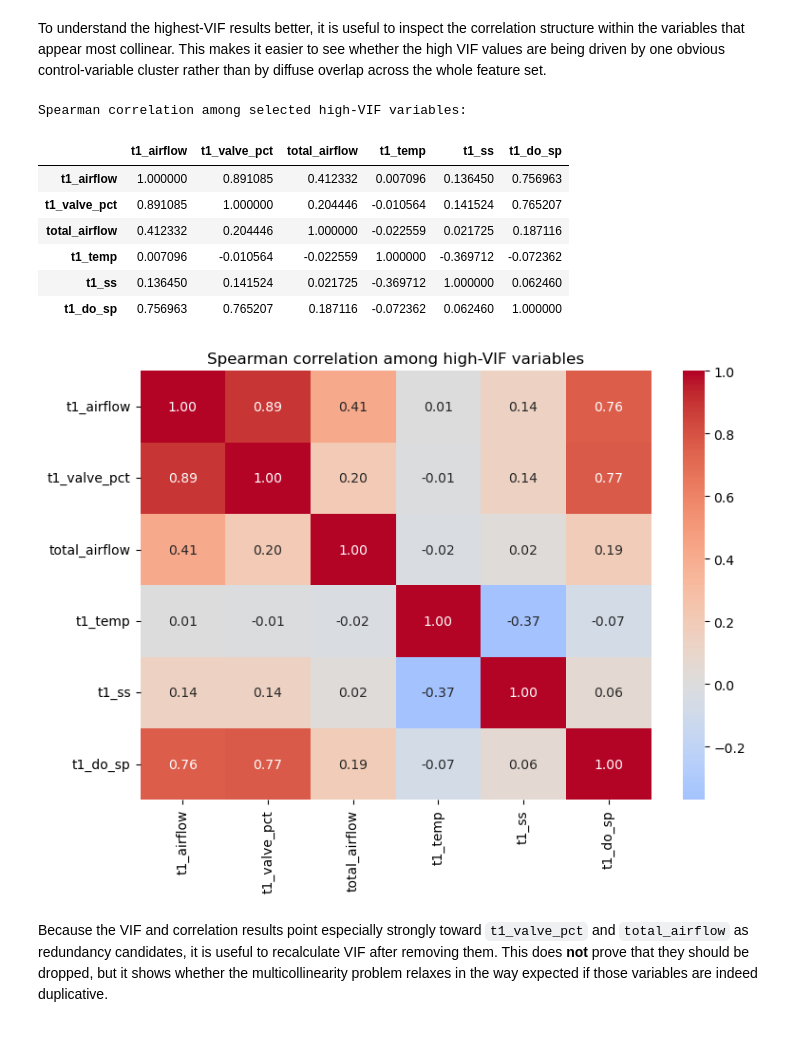
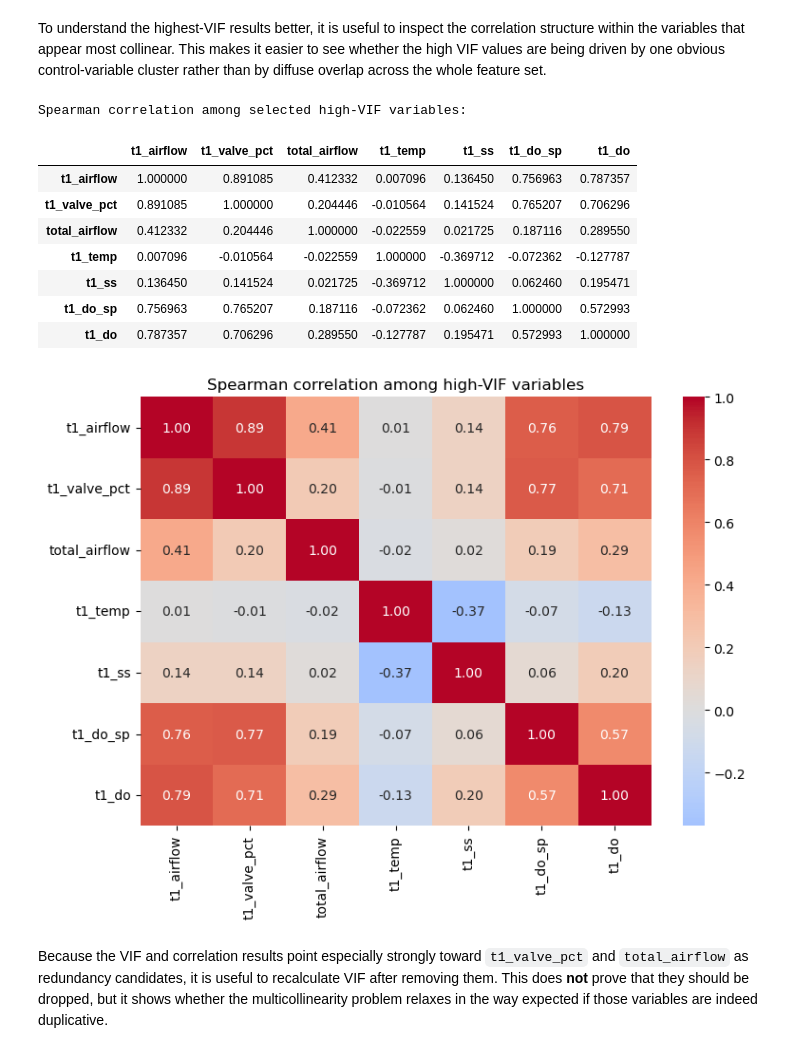
Before and after one commit to tom-mcarthur03/EDS_Design_Project, a Jupyter notebook: notebooks/data_preprocessing/feature_selection_final.ipynb, the cells around one changed output. Drawn from its saved outputs; the diff is of its cells as text; code cells hidden in the pictures.

```diff
--- a/notebooks/data_preprocessing/feature_selection_final.ipynb
+++ b/notebooks/data_preprocessing/feature_selection_final.ipynb
@@ -245,29 +245,30 @@ Initial VIF results:
 # %% [markdown]
 To understand the highest-VIF results better, it is useful to inspect the correlation structure within the variables that appear most collinear. This makes it easier to see whether the high VIF values are being driven by one obvious control-variable cluster rather than by diffuse overlap across the whole feature set.
 # %%
-high_vif_vars = ["t1_airflow", "t1_valve_pct", "total_airflow", "t1_temp", "t1_ss", "t1_do_sp"]
+high_vif_vars = ["t1_airflow", "t1_valve_pct", "total_airflow", "t1_temp", "t1_ss", "t1_do_sp", "t1_do"]
 high_vif_vars = [col for col in high_vif_vars if col in feature_df.columns]
 
 high_vif_corr = feature_df[high_vif_vars].corr(method="spearman")
 
 print("Spearman correlation among selected high-VIF variables:")
 display(high_vif_corr)
 
 plt.figure(figsize=(8, 6))
 sns.heatmap(high_vif_corr, annot=True, fmt=".2f", cmap="coolwarm", center=0)
 plt.title("Spearman correlation among high-VIF variables")
 plt.tight_layout()
 plt.show()
 # %% [output]
 Spearman correlation among selected high-VIF variables:
-|  | t1_airflow | t1_valve_pct | total_airflow | t1_temp | t1_ss | t1_do_sp |
-| t1_airflow | 1.000000 | 0.891085 | 0.412332 | 0.007096 | 0.136450 | 0.756963 |
-| t1_valve_pct | 0.891085 | 1.000000 | 0.204446 | -0.010564 | 0.141524 | 0.765207 |
-| total_airflow | 0.412332 | 0.204446 | 1.000000 | -0.022559 | 0.021725 | 0.187116 |
-| t1_temp | 0.007096 | -0.010564 | -0.022559 | 1.000000 | -0.369712 | -0.072362 |
-| t1_ss | 0.136450 | 0.141524 | 0.021725 | -0.369712 | 1.000000 | 0.062460 |
-| t1_do_sp | 0.756963 | 0.765207 | 0.187116 | -0.072362 | 0.062460 | 1.000000 |
+|  | t1_airflow | t1_valve_pct | total_airflow | t1_temp | t1_ss | t1_do_sp | t1_do |
+| t1_airflow | 1.000000 | 0.891085 | 0.412332 | 0.007096 | 0.136450 | 0.756963 | 0.787357 |
+| t1_valve_pct | 0.891085 | 1.000000 | 0.204446 | -0.010564 | 0.141524 | 0.765207 | 0.706296 |
+| total_airflow | 0.412332 | 0.204446 | 1.000000 | -0.022559 | 0.021725 | 0.187116 | 0.289550 |
+| t1_temp | 0.007096 | -0.010564 | -0.022559 | 1.000000 | -0.369712 | -0.072362 | -0.127787 |
+| t1_ss | 0.136450 | 0.141524 | 0.021725 | -0.369712 | 1.000000 | 0.062460 | 0.195471 |
+| t1_do_sp | 0.756963 | 0.765207 | 0.187116 | -0.072362 | 0.062460 | 1.000000 | 0.572993 |
+| t1_do | 0.787357 | 0.706296 | 0.289550 | -0.127787 | 0.195471 | 0.572993 | 1.000000 |
-[figure, old version]
+[figure, new version]
 # %% [markdown]
 Because the VIF and correlation results point especially strongly toward `t1_valve_pct` and `total_airflow` as redundancy candidates, it is useful to recalculate VIF after removing them. This does **not** prove that they should be dropped, but it shows whether the multicollinearity problem relaxes in the way expected if those variables are indeed duplicative.
 # %%
```
Also changed, not shown: parts of 2 cells of this notebook.
